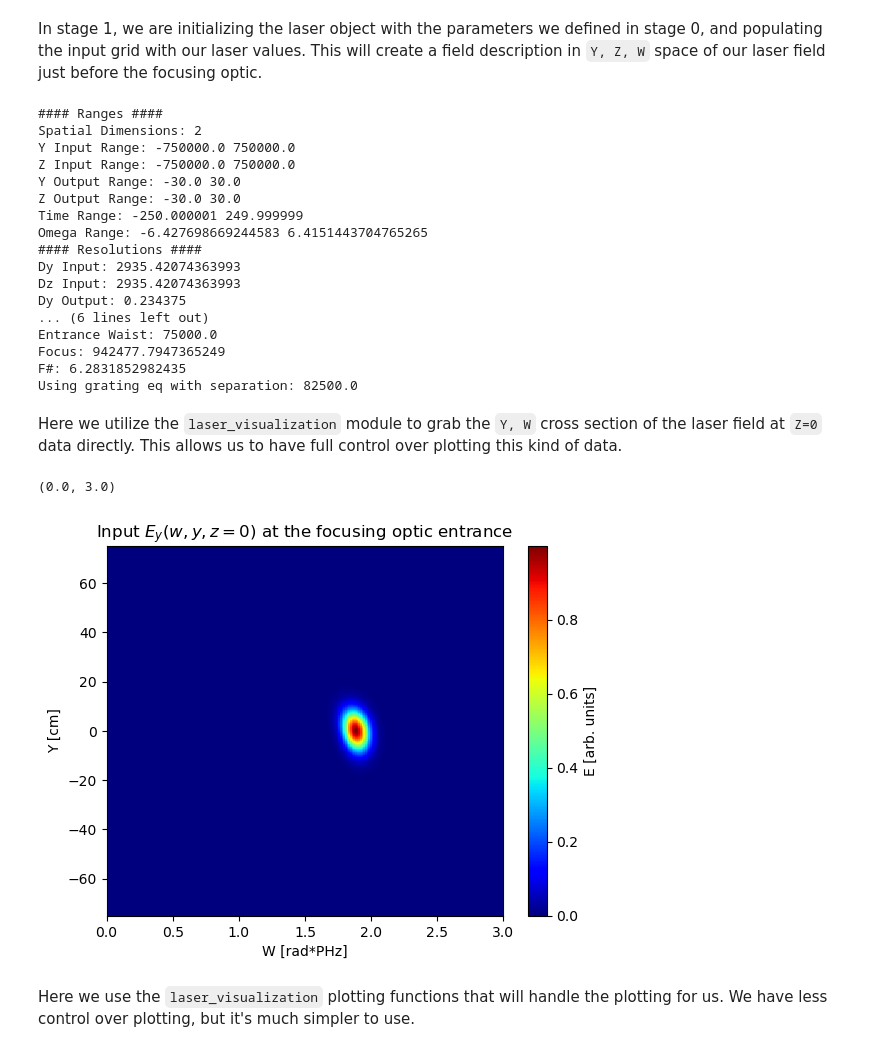
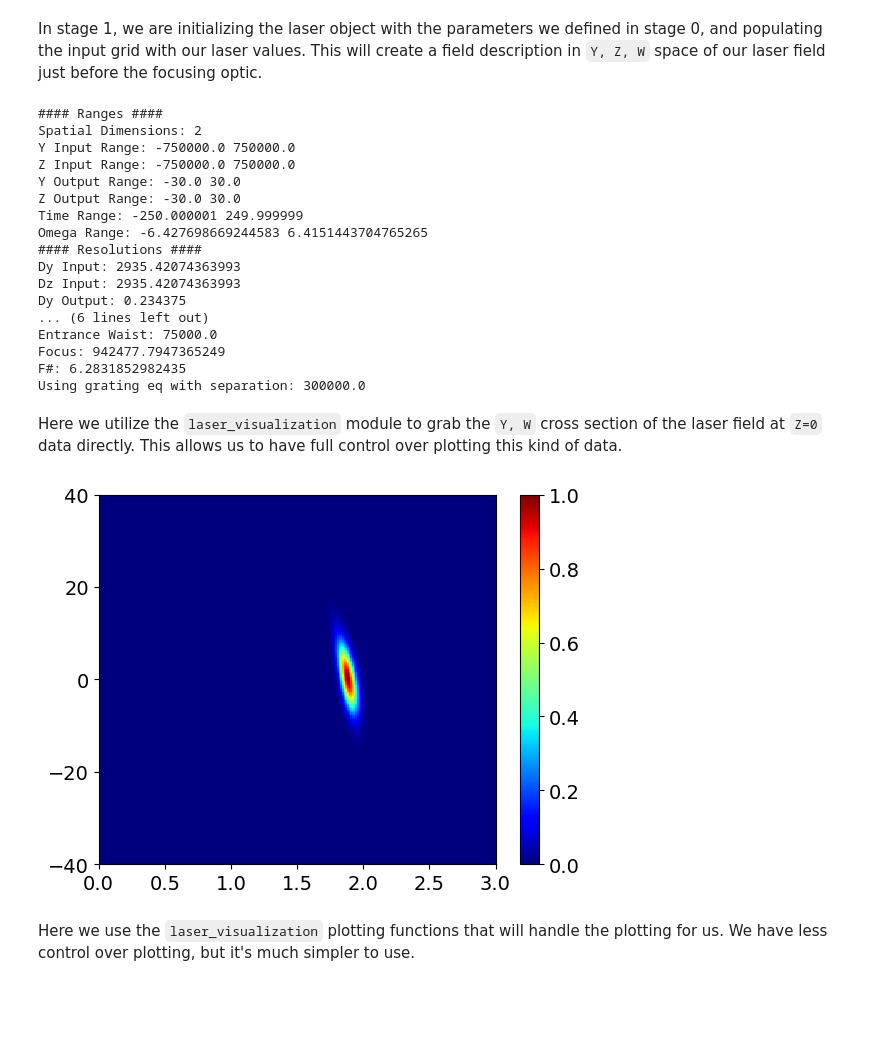
Before and after one commit to kcharbo3/Arbitrary-Laser-Fields-for-PIC, a Jupyter notebook: notebooks/Tutorial.ipynb, the cells around one changed output. Cells and saved outputs as stored; diff of their text form; code cells hidden in the pictures; blank space fills up the shorter version.

```diff
--- a/notebooks/Tutorial.ipynb
+++ b/notebooks/Tutorial.ipynb
@@ -95,7 +95,7 @@ DELTAX = 0 * WAIST_IN
 # Used for spatial chirp
 USE_GRATING_EQ = True
 ALPHA = 0
-GRATING_SEPARATION = 8.25e4
+GRATING_SEPARATION = 30e4
 
 
 PULSE_FWHM = 25
@@ -163,30 +163,38 @@ Dy Output: 0.234375
 Entrance Waist: 75000.0
 Focus: 942477.7947365249
 F#: 6.2831852982435
-Using grating eq with separation: 82500.0
+Using grating eq with separation: 300000.0
 # %% [markdown]
 Here we utilize the `laser_visualization` module to grab the `Y, W` cross section of the laser field at `Z=0` data directly. This allows us to have full control over plotting this kind of data.
 # %%
 plt.figure()
 
 ybound = Y_INPUT_RANGE
 wbound = input_field.prop.omegas.max()
 ew_input = laser_visualization.get_Ew_YW(input_field, z_val=0, is_Ey=True, ybound=ybound, wbound=wbound, is_output=False)
 
 start_index = np.argmin(np.abs(input_field.prop.omegas - 0))
 end_index = np.argmin(np.abs(input_field.prop.omegas - wbound))
 
 ew_input_imshow = np.flip(ew_input[start_index:end_index, :].T, axis=0)
 
-plt.imshow(ew_input_imshow.real, aspect='auto', extent=[0, wbound, -ybound * 1e-4, ybound * 1e-4], cmap='jet', interpolation="None")
-plt.xlabel('W [rad*PHz]')
-plt.ylabel('Y [cm]')
-plt.title("Input $E_{y}(w, y, z=0)$ at the focusing optic entrance")
-plt.colorbar(label="E [arb. units]")
+Iw_input_imshow = np.abs(ew_input_imshow) ** 2
+Iw_input_imshow = Iw_input_imshow / Iw_input_imshow.max()
+
+plt.imshow(Iw_input_imshow, aspect='auto', extent=[0, wbound, -ybound * 1e-4, ybound * 1e-4], cmap='jet', interpolation="None")
+plt.xticks(np.array([0, .5, 1, 1.5, 2, 2.5, 3]), fontsize=14)
+plt.yticks(np.array([-40, -20, 0, 20, 40]), fontsize=14)
+cbar = plt.colorbar(ticks=[0, .2, .4, .6, .8, 1])
+cbar.ax.tick_params(labelsize=14)
+#plt.xlabel('W [rad*PHz]')
+#plt.ylabel('Y [cm]')
+#plt.title("Input $I_{y}(w, y, z=0)$ at the focusing optic entrance")
+#plt.colorbar(label="I [arb. units]")
 plt.xlim(0, 3)
+plt.ylim(-40, 40)
+plt.savefig("/Users/kylecharbonnet/Desktop/Tutorial_Plots/" + "inputIw", transparent=True)
 # %% [output]
-(0.0, 3.0)
-[figure, old version]
+[figure, new version]
 # %% [markdown]
 Here we use the `laser_visualization` plotting functions that will handle the plotting for us. We have less control over plotting, but it's much simpler to use.
 # %%
```
Also changed, not shown: parts of 8 cells of this notebook, 15 other files.
